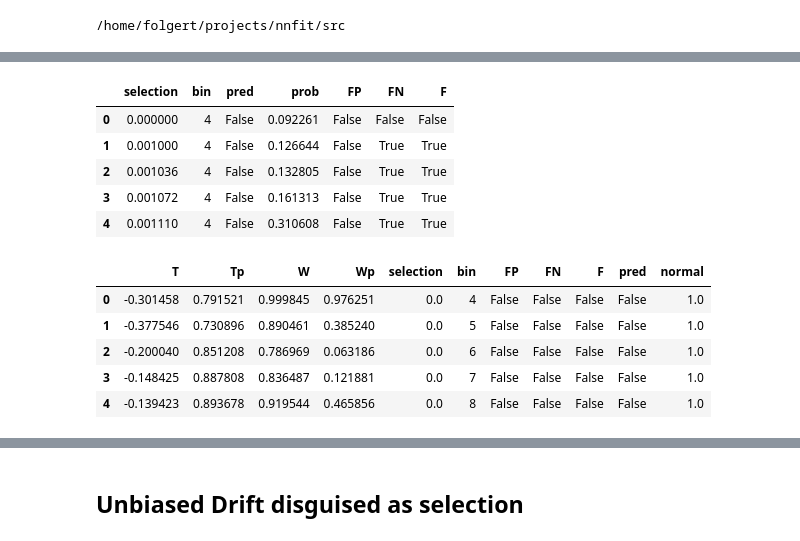
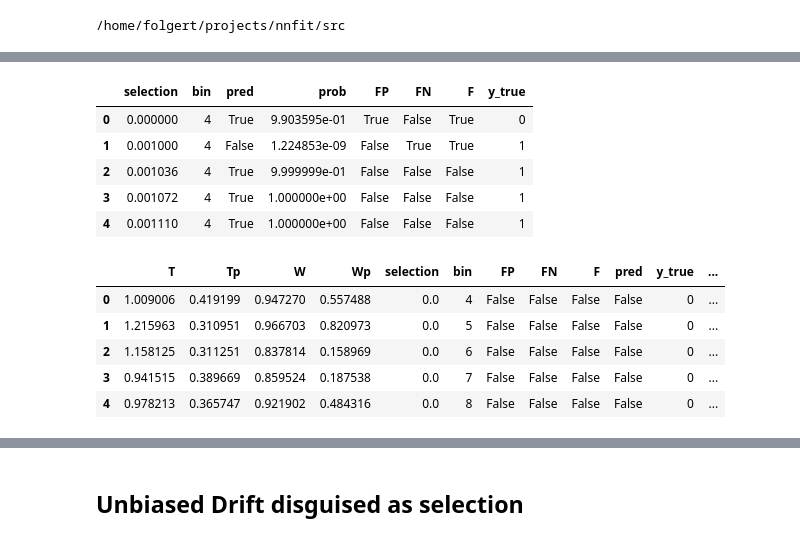
Before and after one commit to fbkarsdorp/nnfit, a Jupyter notebook: notebooks/analysis.ipynb, the cells around one changed output, grey strips where cells are left out. Saved outputs shown, nothing was run; the diff lists cells and outputs as text; code cells hidden in the pictures.

```diff
--- a/notebooks/analysis.ipynb
+++ b/notebooks/analysis.ipynb
@@ -60,16 +38,27 @@ import numpy as np
 import pandas as pd
 import tqdm
 
-n_agents, timesteps, varying_start_value, distortion, fiv, model = 10000, 200, True, False, False, "RESNET"
-model = load_model(n_agents, varying_start_value, timesteps, distortion, fiv, model)
-model.eval()
+# (n_agents, timesteps, varying_start_value,
+#  distortion, fiv, model, lr) = 10000, 500, True, False, False, "FCN", 6e-5
+# model = load_model(n_agents, varying_start_value, timesteps, distortion, fiv, model, lr)
+# model.eval()
+model = InceptionTime(1, 1)
+# model.load_state_dict(torch.load("../results/a3007964.pt")["state_dict"]) # good one
+# model.load_state_dict(torch.load("../results/32a610b0.pt")["state_dict"]) # good one
+# model.load_state_dict(torch.load("../results/87ae1186.pt")["state_dict"]) # OK one
+model.load_state_dict(torch.load("../results/8b3ca1bc.pt")["state_dict"])
+
+timesteps = 500
+n_agents = 5000
 
 device = torch.device("cuda")
 model.to(device)
+model.eval()
 
 bins = get_bins(timesteps)
 
-n_reps = 1000
+n_reps = 100
 
+# selection_values = np.array(sorted(np.concatenate(([0], loguniform(0.001, 1, 200 - 1)))))
 selection_values = np.concatenate(
-    ([0], np.exp(np.linspace(np.log(0.001), np.log(1), timesteps - 1))))
+   ([0], np.exp(np.linspace(np.log(0.001), np.log(1), 200 - 1))))
@@ -88,7 +71,9 @@ for rep in tqdm.trange(n_reps):
         data = wright_fisher(n_agents, timesteps, selection, start=0.5)
         for bin_size in bins:
             binned_data = apply_binning(data, bin_size, n_agents)
-            data_dict[bin_size].append((selection, torch.FloatTensor(binned_data)))
+            x = np.array(binned_data)
+            x = (x - x.mean()) / x.std()
+            data_dict[bin_size].append((selection, torch.FloatTensor(x)))
 
             # Perform the FIT test
             fit = frequency_increment_test(np.arange(1, len(binned_data) + 1), binned_data)
@@ -118,26 +103,28 @@ fit_df = pd.DataFrame(fit_results)
 nn_df['FP'] = (nn_df['selection'] == 0) & (nn_df['pred'] == True)
 nn_df['FN'] = (nn_df['selection'] > 0) & (nn_df['pred'] != True)
 nn_df['F'] = nn_df["FN"] | nn_df["FP"]
+nn_df["y_true"] = (nn_df["selection"] > 0).astype(int)
 nn_df.head()
 # %% [output]
-|  | selection | bin | pred | prob | FP | FN | F |
-| 0 | 0.000000 | 4 | False | 0.092261 | False | False | False |
-| 1 | 0.001000 | 4 | False | 0.126644 | False | True | True |
-| 2 | 0.001036 | 4 | False | 0.132805 | False | True | True |
-| 3 | 0.001072 | 4 | False | 0.161313 | False | True | True |
-| 4 | 0.001110 | 4 | False | 0.310608 | False | True | True |
+|  | selection | bin | pred | prob | FP | FN | F | y_true |
+| 0 | 0.000000 | 4 | True | 9.903595e-01 | True | False | True | 0 |
+| 1 | 0.001000 | 4 | False | 1.224853e-09 | False | True | True | 1 |
+| 2 | 0.001036 | 4 | True | 9.999999e-01 | False | False | False | 1 |
+| 3 | 0.001072 | 4 | True | 1.000000e+00 | False | False | False | 1 |
+| 4 | 0.001110 | 4 | True | 1.000000e+00 | False | False | False | 1 |
 # %%
-fit_df['FP'] = (fit_df['selection'] == 0) & (fit_df['Tp'] < 0.05)
-fit_df['FN'] = (fit_df['selection'] > 0) & (fit_df['Tp'] > 0.05)
+fit_df['FP'] = ((fit_df['selection'] == 0) & (fit_df['Tp'] < 0.05))
+fit_df['FN'] = ((fit_df['selection'] > 0) & (fit_df['Tp'] > 0.05))
 fit_df['F'] = fit_df["FN"] | fit_df["FP"]
 fit_df['pred'] = fit_df['Tp'] < 0.05
+fit_df['y_true'] = (fit_df['selection'] > 0).astype(int)
 fit_df['normal'] = 1
 fit_df.loc[fit_df['Wp'] < 0.05, 'normal'] = np.nan
 fit_df.head()
 # %% [output]
-|  | T | Tp | W | Wp | selection | bin | FP | FN | F | pred | normal |
-| 0 | -0.301458 | 0.791521 | 0.999845 | 0.976251 | 0.0 | 4 | False | False | False | False | 1.0 |
-| 1 | -0.377546 | 0.730896 | 0.890461 | 0.385240 | 0.0 | 5 | False | False | False | False | 1.0 |
-| 2 | -0.200040 | 0.851208 | 0.786969 | 0.063186 | 0.0 | 6 | False | False | False | False | 1.0 |
-| 3 | -0.148425 | 0.887808 | 0.836487 | 0.121881 | 0.0 | 7 | False | False | False | False | 1.0 |
-| 4 | -0.139423 | 0.893678 | 0.919544 | 0.465856 | 0.0 | 8 | False | False | False | False | 1.0 |
+|  | T | Tp | W | Wp | selection | bin | FP | FN | F | pred | y_true | ... |
+| 0 | 1.009006 | 0.419199 | 0.947270 | 0.557488 | 0.0 | 4 | False | False | False | False | 0 | ... |
+| 1 | 1.215963 | 0.310951 | 0.966703 | 0.820973 | 0.0 | 5 | False | False | False | False | 0 | ... |
+| 2 | 1.158125 | 0.311251 | 0.837814 | 0.158969 | 0.0 | 6 | False | False | False | False | 0 | ... |
+| 3 | 0.941515 | 0.389669 | 0.859524 | 0.187538 | 0.0 | 7 | False | False | False | False | 0 | ... |
+| 4 | 0.978213 | 0.365747 | 0.921902 | 0.484316 | 0.0 | 8 | False | False | False | False | 0 | ... |
```
Also changed, not shown: parts of 17 cells of this notebook, 1 other file.
